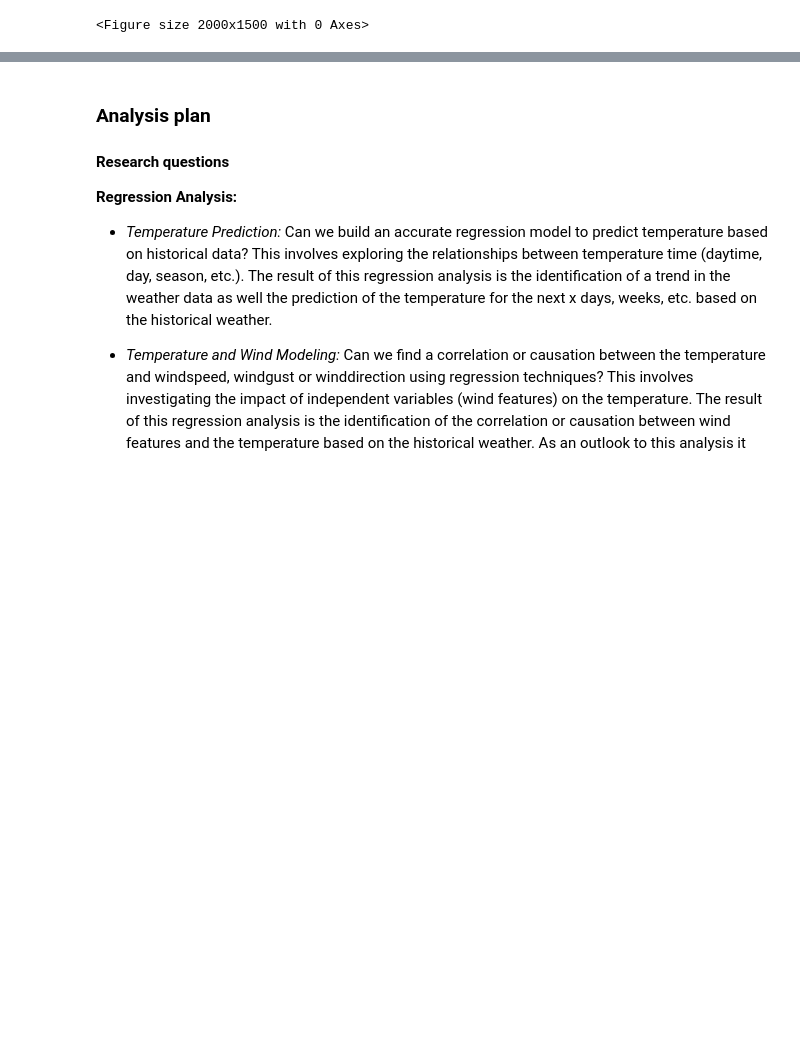
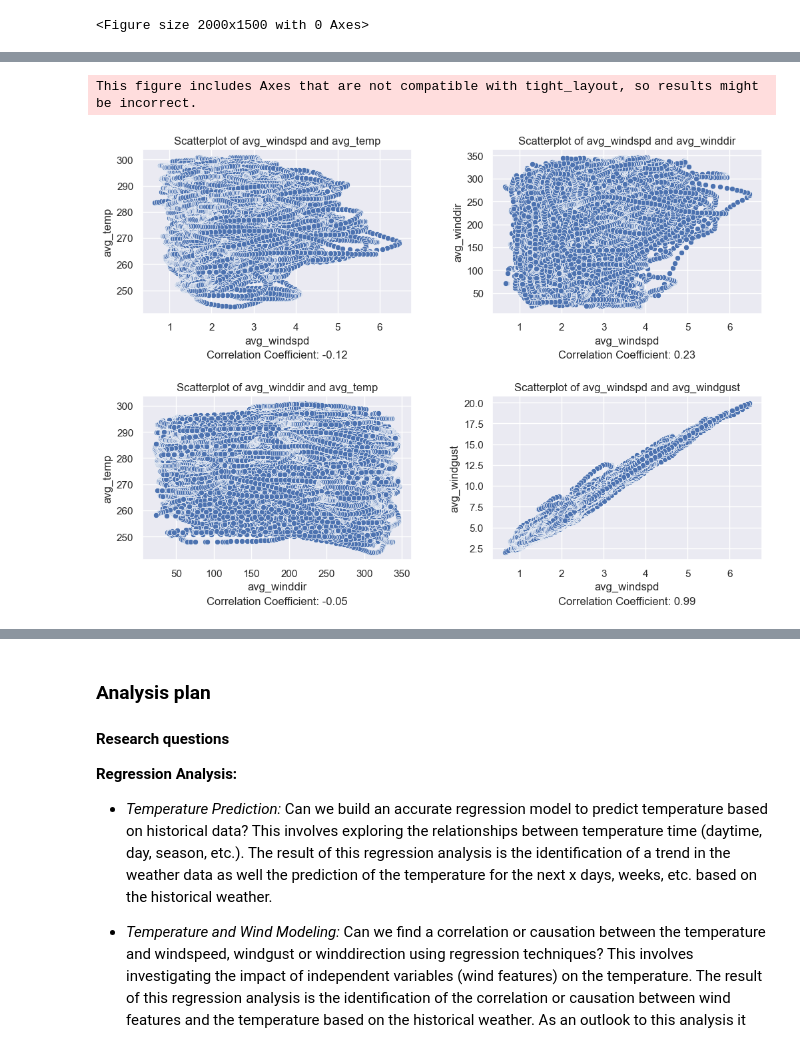
Before and after one commit to Abschlussprojekt-Weatherdata/project, a Jupyter notebook: notebooks/project-proposal.ipynb, the cells around one changed output, grey strips where cells are left out. Cells and saved outputs as stored; diff of their text form; code cells hidden in the pictures; blank space fills up the shorter version.

```diff
--- a/notebooks/project-proposal.ipynb
+++ b/notebooks/project-proposal.ipynb
@@ -230,0 +345,30 @@ Box plots to analyse Variance and standard deviation as quartiles and the median
+# %%
+# Scatterplot in einem Diagramm mit vier Subplots darstellen
+fig, axes = plt.subplots(2, 2, figsize=(12, 8), gridspec_kw={'hspace': 0.5, 'wspace': 0.3})
+
+# Funktion zur Berechnung des Korrelationskoeffizienten und zur Anzeige
+def plot_scatter_and_correlation(ax, x, y, data):
+    sns.scatterplot(x=x, y=y, data=data, ax=ax)
+    correlation_coefficient = data[x].corr(data[y])
+    ax.set_title(f'Scatterplot of {x} and {y}')
+    ax.set_xlabel(x)
+    ax.set_ylabel(y)
+    ax.text(0.5, -0.27, f'Correlation Coefficient: {correlation_coefficient:.2f}', transform=ax.transAxes, ha='center')
+
+# Plot 1
+plot_scatter_and_correlation(axes[0, 0], 'avg_windspd', 'avg_temp', df)
+
+# Plot 2
+plot_scatter_and_correlation(axes[0, 1], 'avg_windspd', 'avg_winddir', df)
+
+# Plot 3
+plot_scatter_and_correlation(axes[1, 0], 'avg_winddir', 'avg_temp', df)
+
+# Plot 4
+plot_scatter_and_correlation(axes[1, 1], 'avg_windspd', 'avg_windgust', df)
+
+plt.tight_layout()
+plt.show()
+# %% [output]
+This figure includes Axes that are not compatible with tight_layout, so results might be incorrect.
+[figure, added]
```
Also changed, not shown: parts of 11 cells of this notebook, 1 other file.
